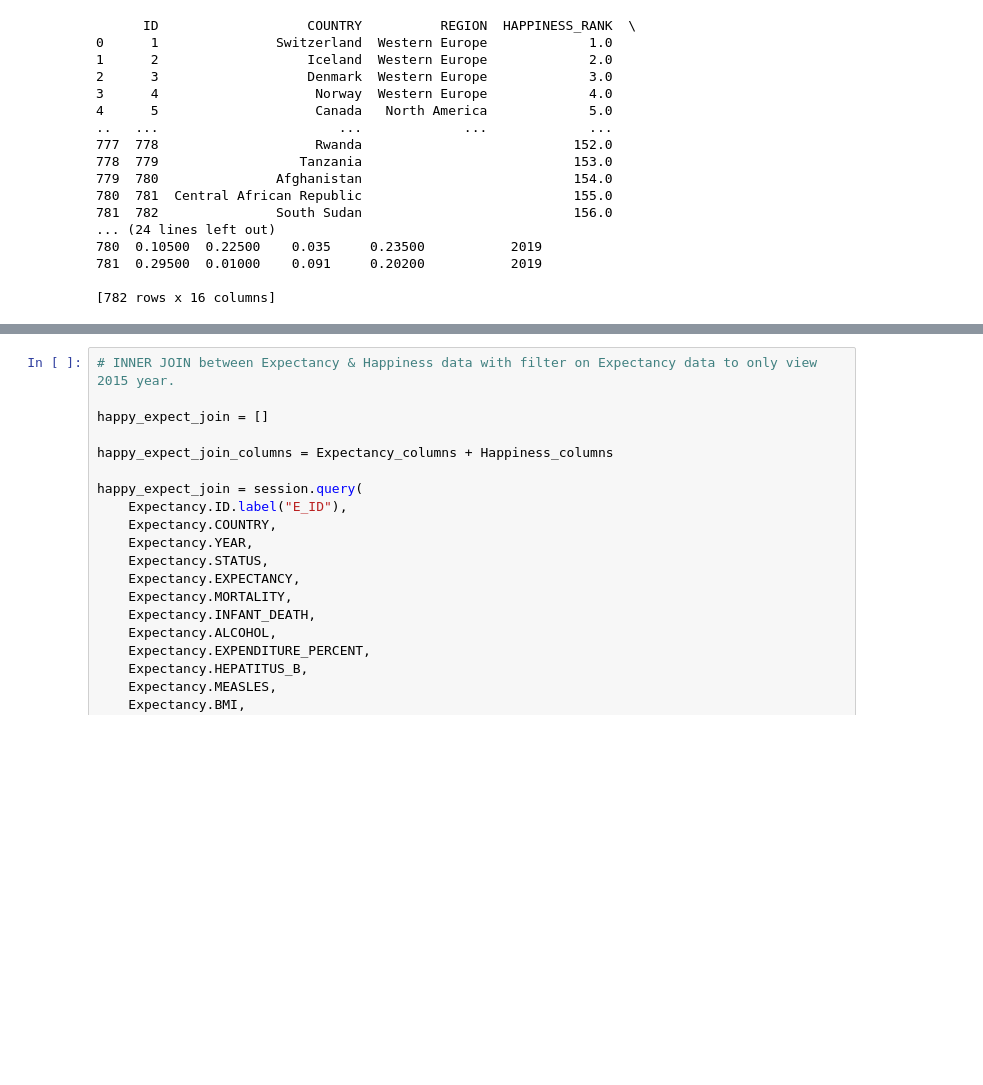
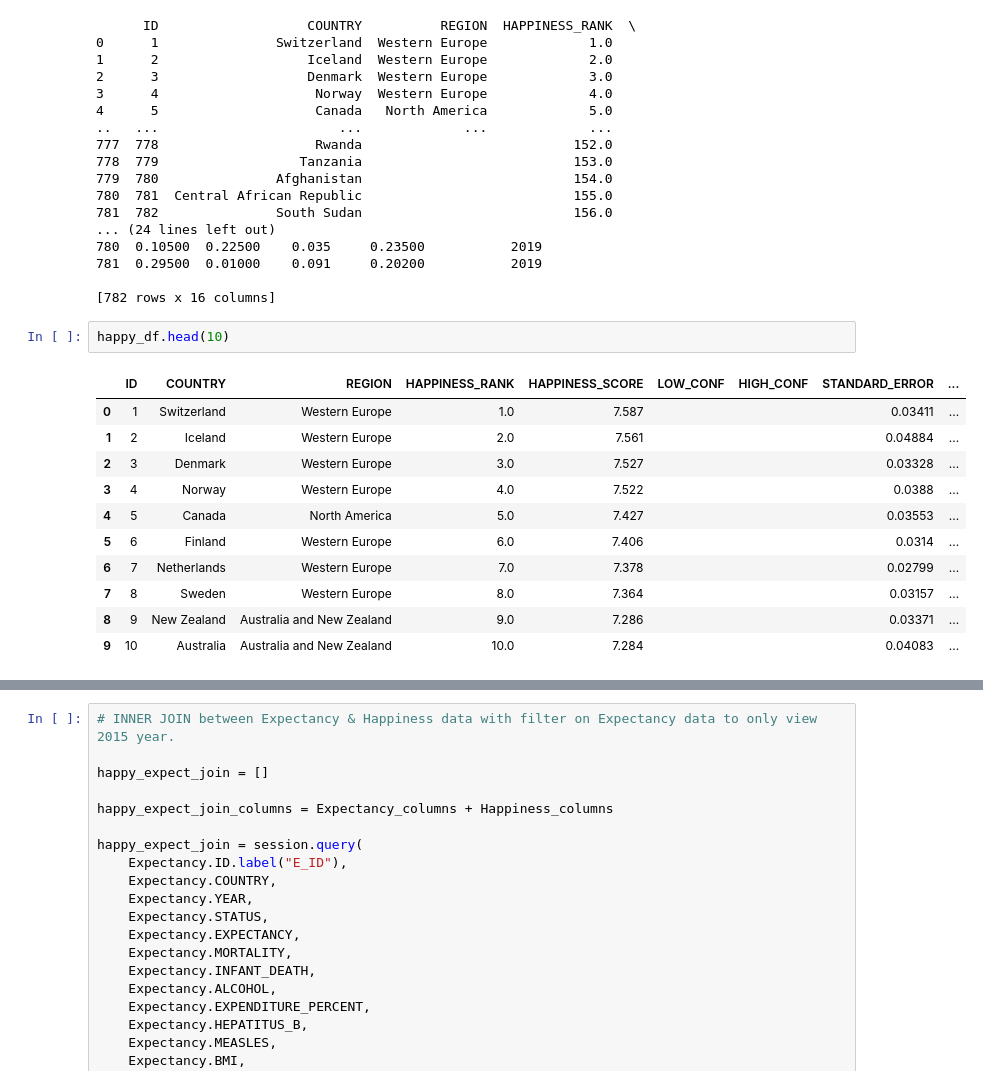
Before and after one commit to seuss1337/blended_project_1, a Jupyter notebook: source/python/jeff_working_notebook.ipynb, the cells around one changed output, grey strips where cells are left out. Drawn from its saved outputs; the diff is of its cells as text; blank space fills up the shorter version.

```diff
--- a/source/python/jeff_working_notebook.ipynb
+++ b/source/python/jeff_working_notebook.ipynb
@@ -159,3 +237,17 @@ print(happy_df)
 781  0.29500  0.01000    0.091     0.20200           2019
 
 [782 rows x 16 columns]
+# %%
+happy_df.head(10)
+# %% [output]
+|  | ID | COUNTRY | REGION | HAPPINESS_RANK | HAPPINESS_SCORE | LOW_CONF | HIGH_CONF | STANDARD_ERROR | ... |
+| 0 | 1 | Switzerland | Western Europe | 1.0 | 7.587 |  |  | 0.03411 | ... |
+| 1 | 2 | Iceland | Western Europe | 2.0 | 7.561 |  |  | 0.04884 | ... |
+| 2 | 3 | Denmark | Western Europe | 3.0 | 7.527 |  |  | 0.03328 | ... |
+| 3 | 4 | Norway | Western Europe | 4.0 | 7.522 |  |  | 0.0388 | ... |
+| 4 | 5 | Canada | North America | 5.0 | 7.427 |  |  | 0.03553 | ... |
+| 5 | 6 | Finland | Western Europe | 6.0 | 7.406 |  |  | 0.0314 | ... |
+| 6 | 7 | Netherlands | Western Europe | 7.0 | 7.378 |  |  | 0.02799 | ... |
+| 7 | 8 | Sweden | Western Europe | 8.0 | 7.364 |  |  | 0.03157 | ... |
+| 8 | 9 | New Zealand | Australia and New Zealand | 9.0 | 7.286 |  |  | 0.03371 | ... |
+| 9 | 10 | Australia | Australia and New Zealand | 10.0 | 7.284 |  |  | 0.04083 | ... |
```
Also changed, not shown: parts of 9 cells of this notebook, 8 other files.
